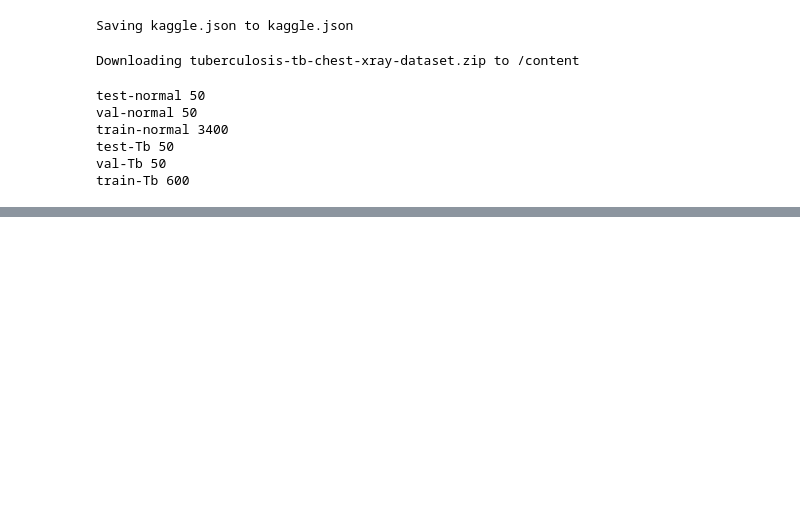
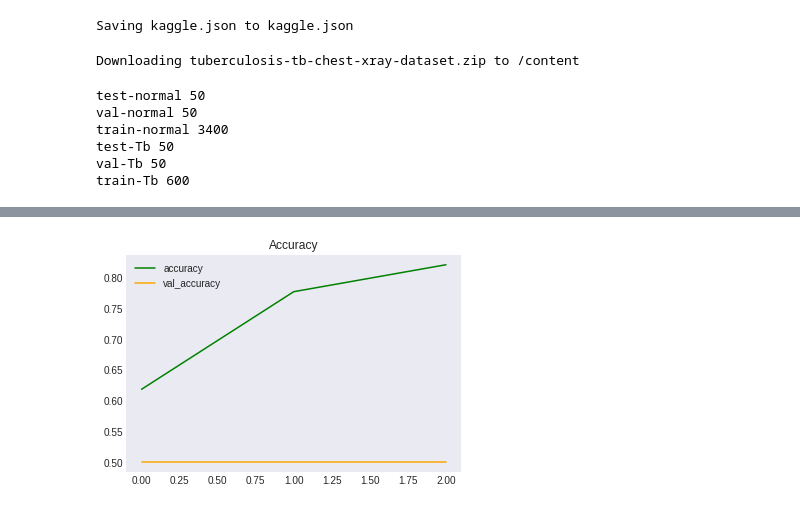
Before and after one commit to pgssanjana/micro_projects, a Jupyter notebook: tbdataset.ipynb, the cells around one changed output, grey strips where cells are left out. Cells and saved outputs as stored; diff of their text form; code cells hidden in the pictures; blank space fills up the shorter version.

```diff
--- a/tbdataset.ipynb
+++ b/tbdataset.ipynb
@@ -127,0 +204,10 @@ train-Tb 600
+# %%
+train_gen = ImageDataGenerator(rescale=1.0/255,
+    rotation_range = 40,
+    width_shift_range = 0.2,
+    height_shift_range = 0.2,
+    shear_range = 0.2,
+    zoom_range = 0.3,
+    horizontal_flip = True
+    )
+val_gen = ImageDataGenerator(rescale=1.0/255)
@@ -127,0 +290,27 @@ train-Tb 600
+# %%
+model.compile(optimizer=Adam(lr=0.001),loss='binary_crossentropy',metrics=['accuracy'])
+# %%
+my_callbacks = [
+    tf.keras.callbacks.EarlyStopping(patience=2),
+    tf.keras.callbacks.ModelCheckpoint(filepath='model.{epoch:02d}-{val_loss:.2f}.h5',
+                              monitor='val_loss',
+                             verbose=1,
+                             save_best_only=True),
+    tf.keras.callbacks.TensorBoard(log_dir='./logs'),
+]
+# %%
+# Train model
+batch_size=64
+epochs=150
+# History = model.fit_generator(datagen.flow(x_train,y_train,batch_size=batch_size),validation_data=(x_val,y_val),
+#                               epochs= epochs, steps_per_epoch=x_train.shape[0]//batch_size,verbose=1,callbacks=[red_lr]
+#                              )
+History = model.fit_generator(train_generator  ,validation_data=val_generator,
+                              epochs= epochs, steps_per_epoch=70,verbose=1,callbacks=my_callbacks)# Train model
+batch_size=64
+epochs=150
+# History = model.fit_generator(datagen.flow(x_train,y_train,batch_size=batch_size),validation_data=(x_val,y_val),
+#                               epochs= epochs, steps_per_epoch=x_train.shape[0]//batch_size,verbose=1,callbacks=[red_lr]
+#                              )
+History = model.fit_generator(train_generator  ,validation_data=val_generator,
+                              epochs= epochs, steps_per_epoch=70,verbose=1,callbacks=my_callbacks)
@@ -127,0 +350,9 @@ train-Tb 600
+# %%
+plt.style.use("seaborn-dark")
+plt.title("Accuracy")
+plt.plot(History.history['accuracy'],label="accuracy",c='green')
+plt.plot(History.history['val_accuracy'],label="val_accuracy",c='orange')
+plt.legend()
+plt.show()
+# %% [output]
+[figure, added]
```
Also changed, not shown: parts of 14 cells of this notebook.
